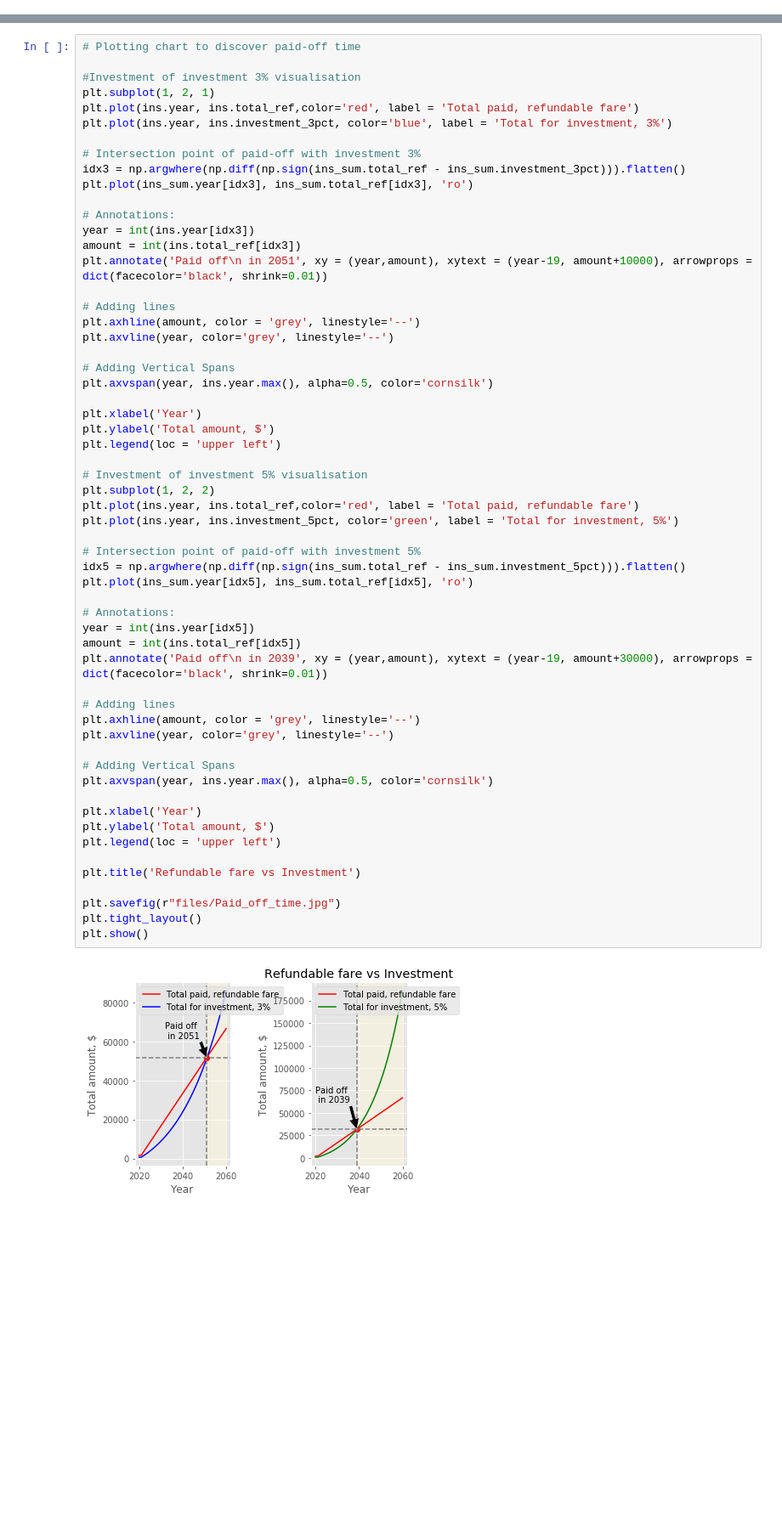
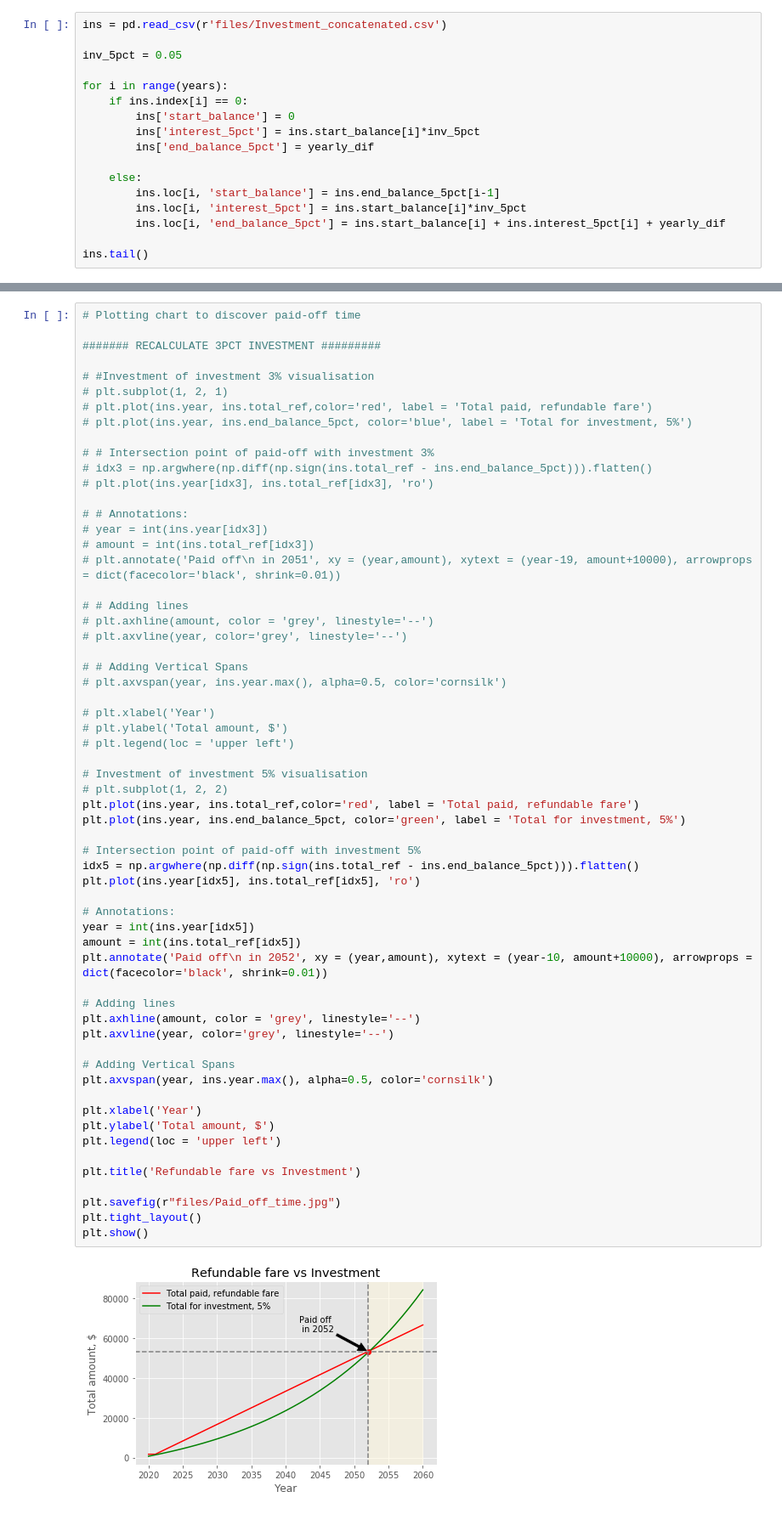
Before and after one commit to samburska/insurance, a Jupyter notebook: Insurance.ipynb, the cells around one changed output, grey strips where cells are left out. Shown at 85% size. Saved outputs shown, nothing was run; the diff lists cells and outputs as text; blank space fills up the shorter version.

Commit message:
investment 5pct formula updated

```diff
--- a/Insurance.ipynb
+++ b/Insurance.ipynb
@@ -59,0 +63,17 @@ ins.head()
+# %%
+ins = pd.read_csv(r'files/Investment_concatenated.csv')
+
+inv_5pct = 0.05
+
+for i in range(years):
+    if ins.index[i] == 0:
+        ins['start_balance'] = 0
+        ins['interest_5pct'] = ins.start_balance[i]*inv_5pct
+        ins['end_balance_5pct'] = yearly_dif
+
+    else:
+        ins.loc[i, 'start_balance'] = ins.end_balance_5pct[i-1]
+        ins.loc[i, 'interest_5pct'] = ins.start_balance[i]*inv_5pct
+        ins.loc[i, 'end_balance_5pct'] = ins.start_balance[i] + ins.interest_5pct[i] + yearly_dif
+
+ins.tail()
@@ -92,61 +119,63 @@ plt.show()
 # %%
 # Plotting chart to discover paid-off time
 
-#Investment of investment 3% visualisation
-plt.subplot(1, 2, 1)
-plt.plot(ins.year, ins.total_ref,color='red', label = 'Total paid, refundable fare')
-plt.plot(ins.year, ins.investment_3pct, color='blue', label = 'Total for investment, 3%')
+####### RECALCULATE 3PCT INVESTMENT #########
 
-# Intersection point of paid-off with investment 3%
-idx3 = np.argwhere(np.diff(np.sign(ins_sum.total_ref - ins_sum.investment_3pct))).flatten()
-plt.plot(ins_sum.year[idx3], ins_sum.total_ref[idx3], 'ro')
+# #Investment of investment 3% visualisation
+# plt.subplot(1, 2, 1)
+# plt.plot(ins.year, ins.total_ref,color='red', label = 'Total paid, refundable fare')
+# plt.plot(ins.year, ins.end_balance_5pct, color='blue', label = 'Total for investment, 5%')
 
-# Annotations:
-year = int(ins.year[idx3])
-amount = int(ins.total_ref[idx3])
-plt.annotate('Paid off\n in 2051', xy = (year,amount), xytext = (year-19, amount+10000), arrowprops = dict(facecolor='black', shrink=0.01))
+# # Intersection point of paid-off with investment 3%
+# idx3 = np.argwhere(np.diff(np.sign(ins.total_ref - ins.end_balance_5pct))).flatten()
+# plt.plot(ins.year[idx3], ins.total_ref[idx3], 'ro')
 
-# Adding lines
-plt.axhline(amount, color = 'grey', linestyle='--')
-plt.axvline(year, color='grey', linestyle='--')
+# # Annotations:
+# year = int(ins.year[idx3])
+# amount = int(ins.total_ref[idx3])
+# plt.annotate('Paid off\n in 2051', xy = (year,amount), xytext = (year-19, amount+10000), arrowprops = dict(facecolor='black', shrink=0.01))
 
-# Adding Vertical Spans
-plt.axvspan(year, ins.year.max(), alpha=0.5, color='cornsilk')
+# # Adding lines
+# plt.axhline(amount, color = 'grey', linestyle='--')
+# plt.axvline(year, color='grey', linestyle='--')
 
-plt.xlabel('Year')
-plt.ylabel('Total amount, $')
-plt.legend(loc = 'upper left')
+# # Adding Vertical Spans
+# plt.axvspan(year, ins.year.max(), alpha=0.5, color='cornsilk')
+
+# plt.xlabel('Year')
+# plt.ylabel('Total amount, $')
+# plt.legend(loc = 'upper left')
 
 # Investment of investment 5% visualisation
-plt.subplot(1, 2, 2)
+# plt.subplot(1, 2, 2)
 plt.plot(ins.year, ins.total_ref,color='red', label = 'Total paid, refundable fare')
-plt.plot(ins.year, ins.investment_5pct, color='green', label = 'Total for investment, 5%')
+plt.plot(ins.year, ins.end_balance_5pct, color='green', label = 'Total for investment, 5%')
 
 # Intersection point of paid-off with investment 5%
-idx5 = np.argwhere(np.diff(np.sign(ins_sum.total_ref - ins_sum.investment_5pct))).flatten()
-plt.plot(ins_sum.year[idx5], ins_sum.total_ref[idx5], 'ro')
+idx5 = np.argwhere(np.diff(np.sign(ins.total_ref - ins.end_balance_5pct))).flatten()
+plt.plot(ins.year[idx5], ins.total_ref[idx5], 'ro')
 
 # Annotations:
 year = int(ins.year[idx5])
 amount = int(ins.total_ref[idx5])
-plt.annotate('Paid off\n in 2039', xy = (year,amount), xytext = (year-19, amount+30000), arrowprops = dict(facecolor='black', shrink=0.01))
+plt.annotate('Paid off\n in 2052', xy = (year,amount), xytext = (year-10, amount+10000), arrowprops = dict(facecolor='black', shrink=0.01))
 
 # Adding lines
 plt.axhline(amount, color = 'grey', linestyle='--')
 plt.axvline(year, color='grey', linestyle='--')
 
 # Adding Vertical Spans
 plt.axvspan(year, ins.year.max(), alpha=0.5, color='cornsilk')
 
 plt.xlabel('Year')
 plt.ylabel('Total amount, $')
 plt.legend(loc = 'upper left')
 
 plt.title('Refundable fare vs Investment')
 
 plt.savefig(r"files/Paid_off_time.jpg")
 plt.tight_layout()
 plt.show()
 # %% [output]
-[figure, old version]
+[figure, new version]
 # %%
```
Also changed, not shown: parts of 12 cells of this notebook, 5 other files.
